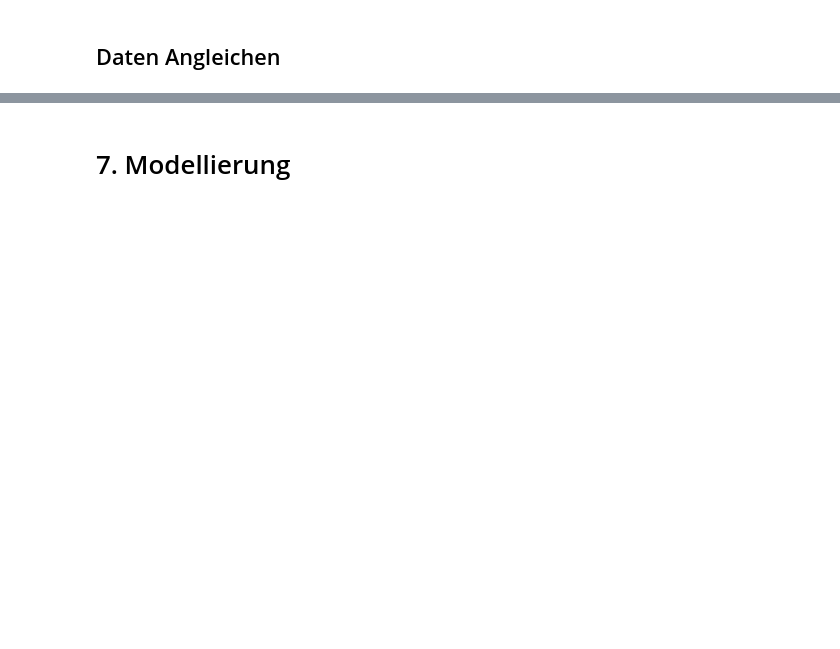
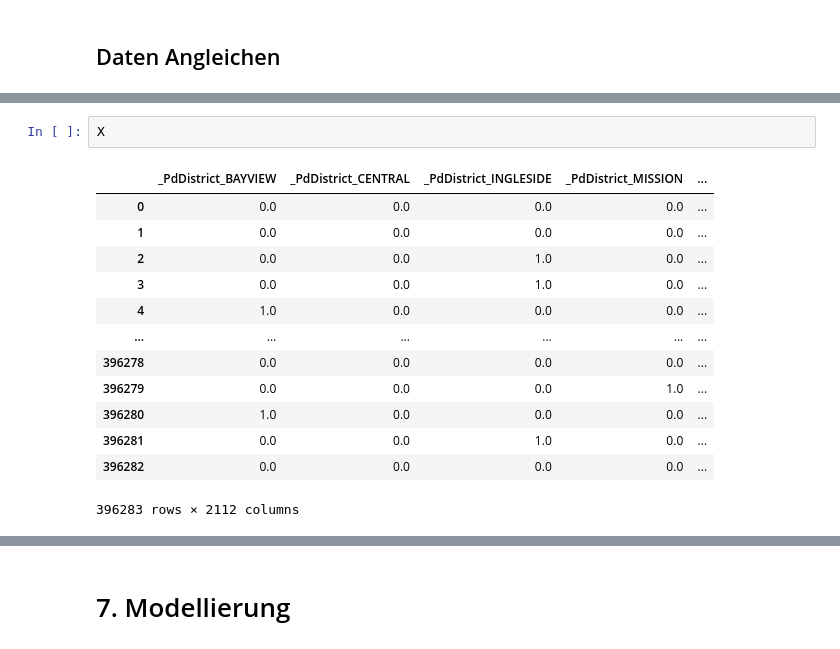
Before and after one commit to FelixSiegfriedRiedel/San-Francisco-Crime, a Jupyter notebook: crime.ipynb, the cells around one changed output, grey strips where cells are left out. Saved outputs shown, nothing was run; the diff lists cells and outputs as text; blank space fills up the shorter version.

```diff
--- a/crime.ipynb
+++ b/crime.ipynb
@@ -834,3 +843,19 @@ Diese Kombination funktioniert besser als reines Undersampling (Vgl. Chawla, N.
+# %%
+X
+# %% [output]
+|  | _PdDistrict_BAYVIEW | _PdDistrict_CENTRAL | _PdDistrict_INGLESIDE | _PdDistrict_MISSION | ... |
+| 0 | 0.0 | 0.0 | 0.0 | 0.0 | ... |
+| 1 | 0.0 | 0.0 | 0.0 | 0.0 | ... |
+| 2 | 0.0 | 0.0 | 1.0 | 0.0 | ... |
+| 3 | 0.0 | 0.0 | 1.0 | 0.0 | ... |
+| 4 | 1.0 | 0.0 | 0.0 | 0.0 | ... |
+| ... | ... | ... | ... | ... | ... |
+| 396278 | 0.0 | 0.0 | 0.0 | 0.0 | ... |
+| 396279 | 0.0 | 0.0 | 0.0 | 1.0 | ... |
+| 396280 | 1.0 | 0.0 | 0.0 | 0.0 | ... |
+| 396281 | 0.0 | 0.0 | 1.0 | 0.0 | ... |
+| 396282 | 0.0 | 0.0 | 0.0 | 0.0 | ... |
+396283 rows × 2112 columns
 # %%
 from imblearn.pipeline import Pipeline
 from imblearn.over_sampling import SMOTE
```
Also changed, not shown: parts of 55 cells of this notebook.
